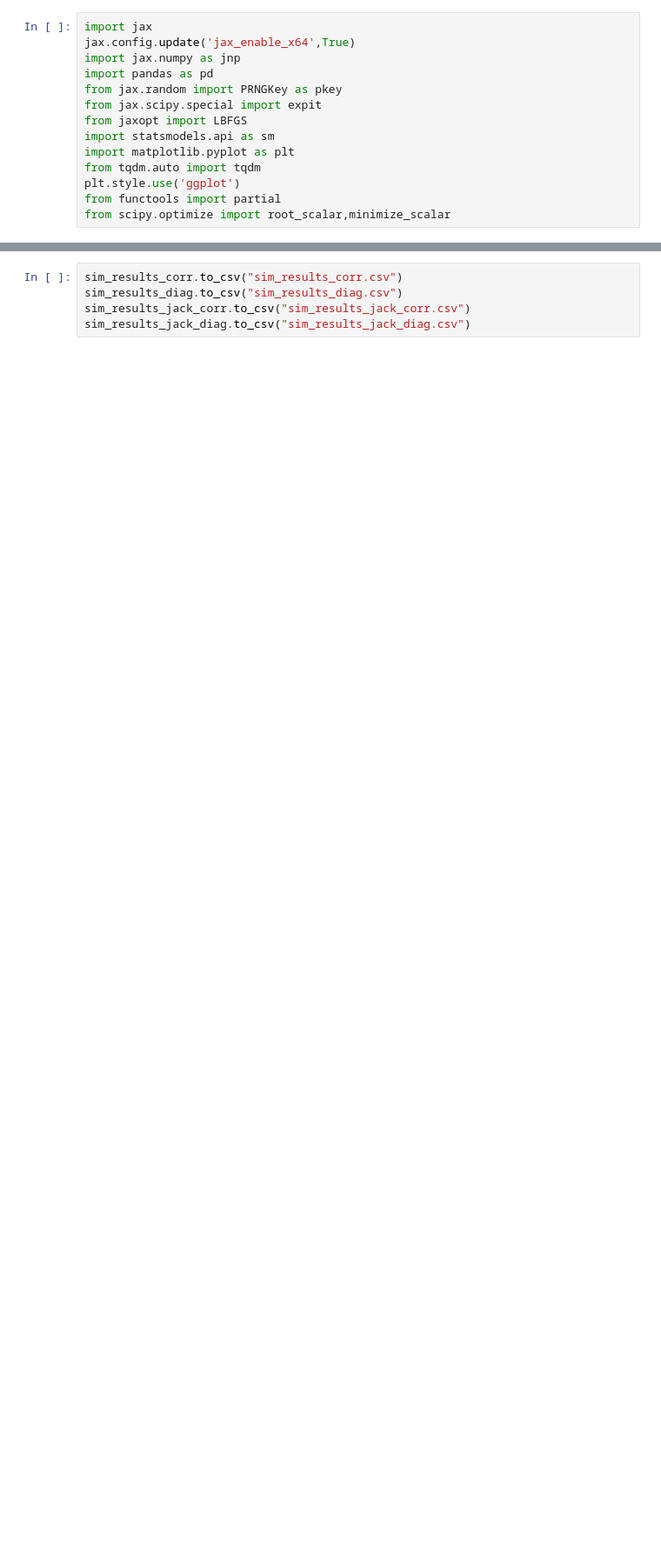
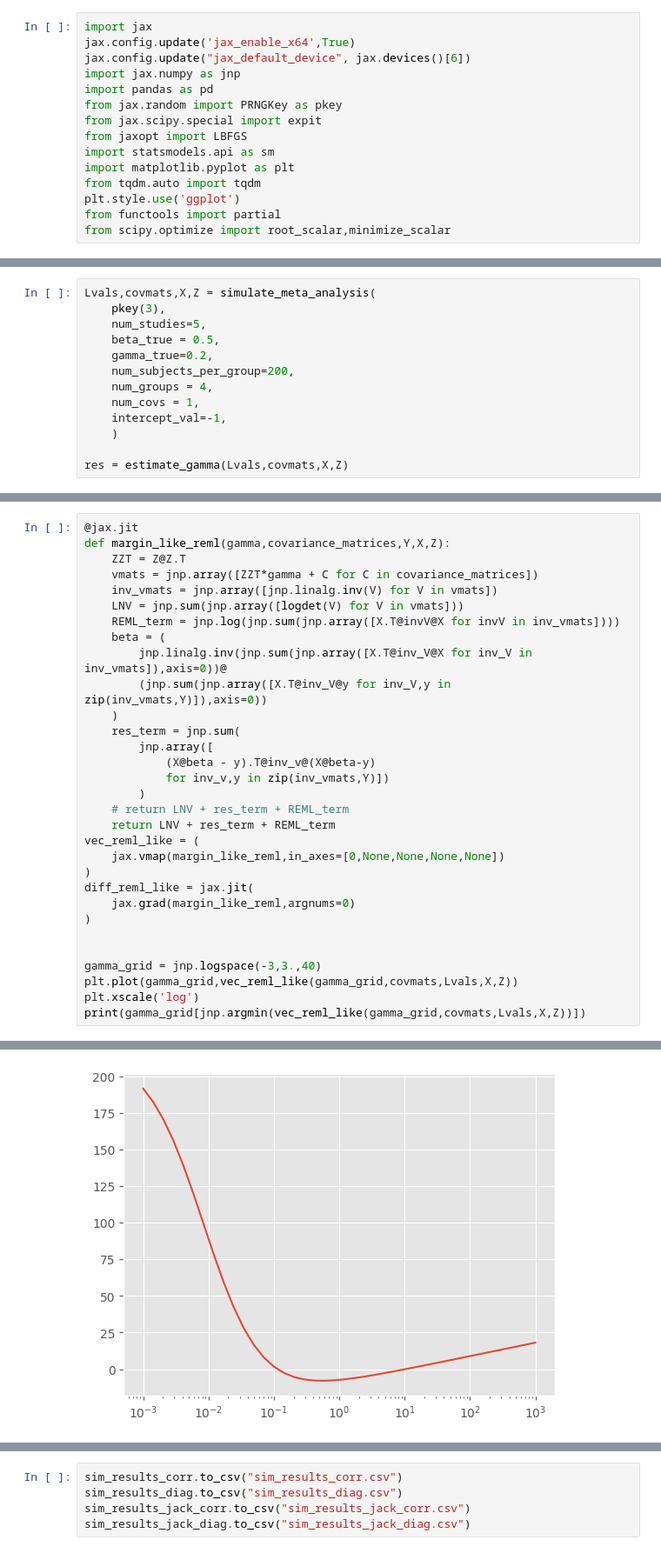
Before and after one commit to ihmeuw-msca/CorrelationCorrection, a Jupyter notebook: big_between_study_reml.ipynb, the cells around one changed output, grey strips where cells are left out. Shown at 87% size. Drawn from its saved outputs; the diff is of its cells as text; blank space fills up the shorter version.

Commit message:
Added fix for reml fitting

```diff
--- a/big_between_study_reml.ipynb
+++ b/big_between_study_reml.ipynb
@@ -1,6 +1,7 @@
 # %%
 import jax
 jax.config.update('jax_enable_x64',True)
+jax.config.update("jax_default_device", jax.devices()[6])
 import jax.numpy as jnp
 import pandas as pd
 from jax.random import PRNGKey as pkey
@@ -219,0 +235,13 @@ def simulate_meta_analysis(
+# %%
+Lvals,covmats,X,Z = simulate_meta_analysis(
+    pkey(3),
+    num_studies=5,
+    beta_true = 0.5,
+    gamma_true=0.2,
+    num_subjects_per_group=200,
+    num_groups = 4,
+    num_covs = 1,
+    intercept_val=-1,
+    )
+
+res = estimate_gamma(Lvals,covmats,X,Z)
@@ -219,0 +252,32 @@ def simulate_meta_analysis(
+# %%
+@jax.jit
+def margin_like_reml(gamma,covariance_matrices,Y,X,Z):
+    ZZT = Z@Z.T
+    vmats = jnp.array([ZZT*gamma + C for C in covariance_matrices])
+    inv_vmats = jnp.array([jnp.linalg.inv(V) for V in vmats])
+    LNV = jnp.sum(jnp.array([logdet(V) for V in vmats]))
+    REML_term = jnp.log(jnp.sum(jnp.array([X.T@invV@X for invV in inv_vmats])))
+    beta = (
+        jnp.linalg.inv(jnp.sum(jnp.array([X.T@inv_V@X for inv_V in inv_vmats]),axis=0))@
+        (jnp.sum(jnp.array([X.T@inv_V@y for inv_V,y in zip(inv_vmats,Y)]),axis=0))
+    )
+    res_term = jnp.sum(
+        jnp.array([
+            (X@beta - y).T@inv_v@(X@beta-y)
+            for inv_v,y in zip(inv_vmats,Y)])
+        )
+    # return LNV + res_term + REML_term
+    return LNV + res_term + REML_term
+vec_reml_like = (
+    jax.vmap(margin_like_reml,in_axes=[0,None,None,None,None])
+)
+diff_reml_like = jax.jit(
+    jax.grad(margin_like_reml,argnums=0)
+)
+
+
+gamma_grid = jnp.logspace(-3,3.,40)
+plt.plot(gamma_grid,vec_reml_like(gamma_grid,covmats,Lvals,X,Z))
+plt.xscale('log')
+print(gamma_grid[jnp.argmin(vec_reml_like(gamma_grid,covmats,Lvals,X,Z))])
+# %% [output]
@@ -219,0 +285 @@ def simulate_meta_analysis(
+[figure, added]
```
Also changed, not shown: parts of 22 cells of this notebook.
